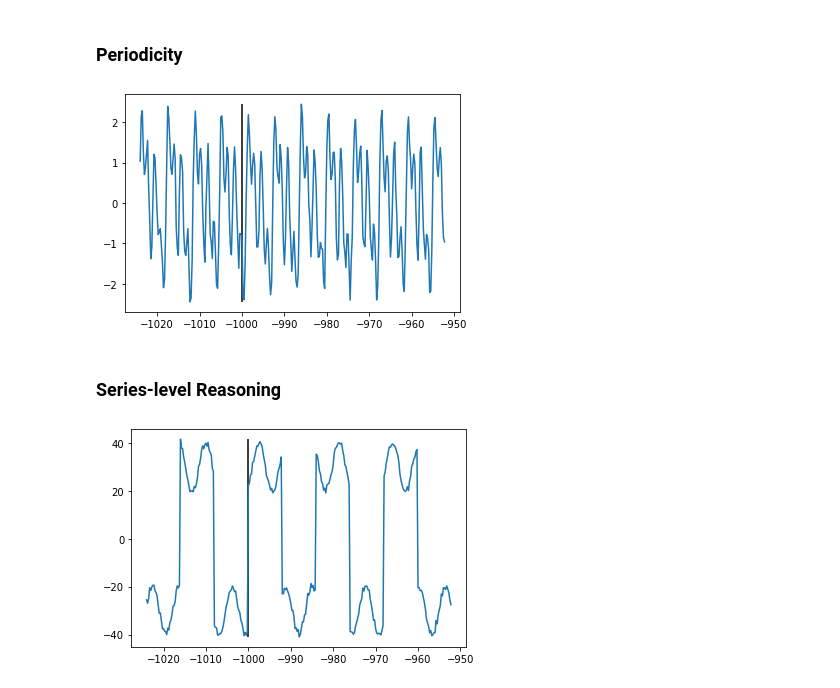
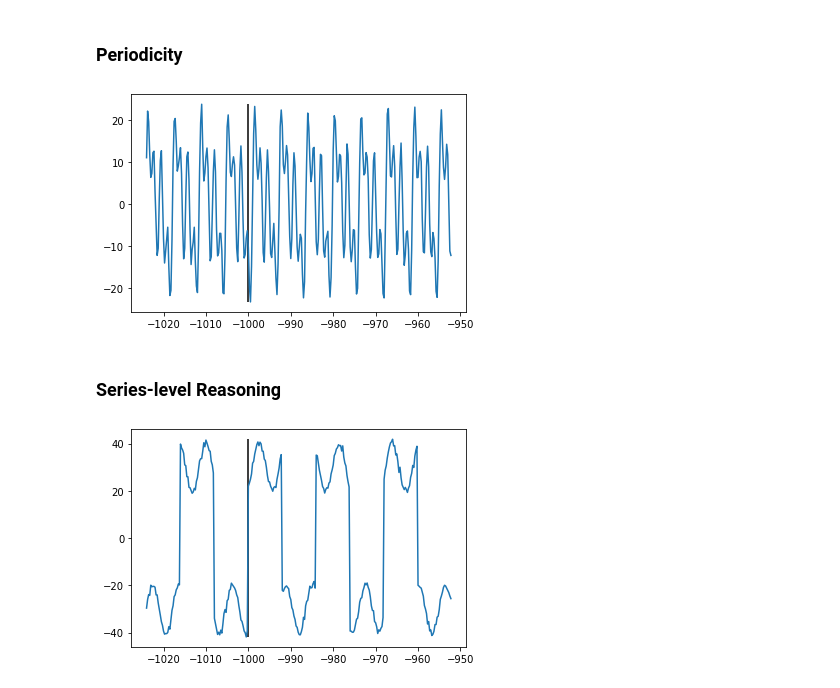
Before and after one commit to yongyi-wu/lstf, a Jupyter notebook: scripts/synth.ipynb, the cells around one changed output. Cells and saved outputs as stored; diff of their text form; code cells hidden in the pictures.

```diff
--- a/scripts/synth.ipynb
+++ b/scripts/synth.ipynb
@@ -67,24 +93,24 @@ plt.show()
 # %% [markdown]
 ### Periodicity
 # %%
-x = np.sin(t) + np.sin(2 * t) + np.sin(4 * t) + 1/5 * np.random.normal(size=t.shape)
-# np.save(os.path.join(DATADIR, 'sinx_sin2x_sin4x.npy'), x.reshape(-1, 1))
+x = 10 * (np.sin(t) + np.sin(2 * t) + np.sin(4 * t)) + np.random.normal(size=t.shape)
+np.save(os.path.join(DATADIR, 'sinx_sin2x_sin4x.npy'), x.reshape(-1, 1))
 
 x_plt = x[:LEN_ENC + LEN_PRED]
 plt.plot(t[:LEN_ENC + LEN_PRED], x_plt)
 plt.vlines(t[LEN_ENC], ymin=min(x_plt), ymax=max(x_plt))
 plt.show()
 # %% [output]
-[figure, old version]
+[figure, new version]
 # %% [markdown]
 ### Series-level Reasoning
 # %%
 x = 10 * np.sin(t) + np.tile(np.repeat([-30, 30], 32), len(t) // 64) + np.random.normal(size=t.shape)
-# np.save(os.path.join(DATADIR, 'sinx_c.npy'), x.reshape(-1, 1))
+np.save(os.path.join(DATADIR, 'sinx_c.npy'), x.reshape(-1, 1))
 
 x_plt = x[:LEN_ENC + LEN_PRED]
 plt.plot(t[:LEN_ENC + LEN_PRED], x_plt)
 plt.vlines(t[LEN_ENC], ymin=min(x_plt), ymax=max(x_plt))
 plt.show()
 # %% [output]
-[figure, old version]
+[figure, new version]
```
Also changed, not shown: parts of 7 cells of this notebook, 4 other files.
